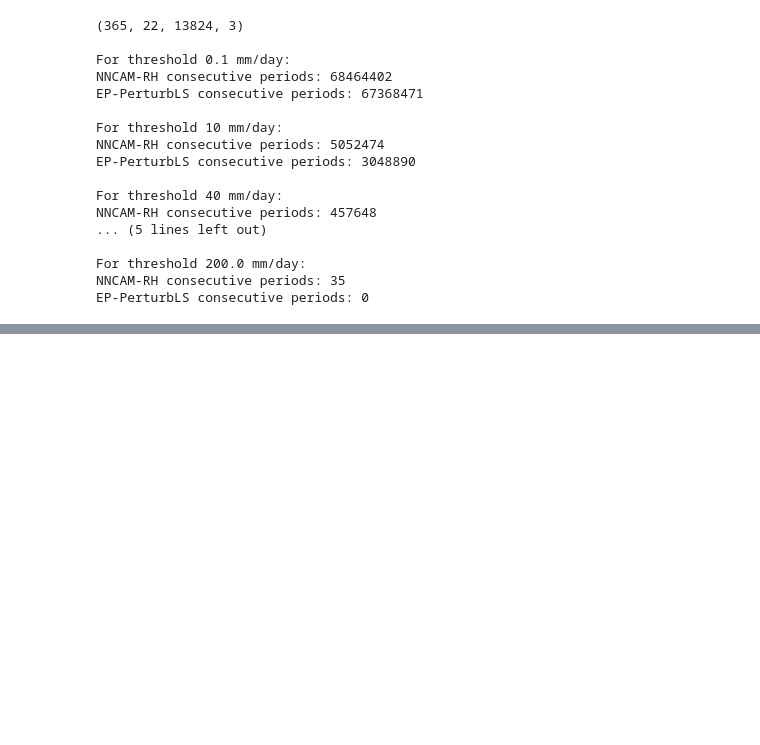
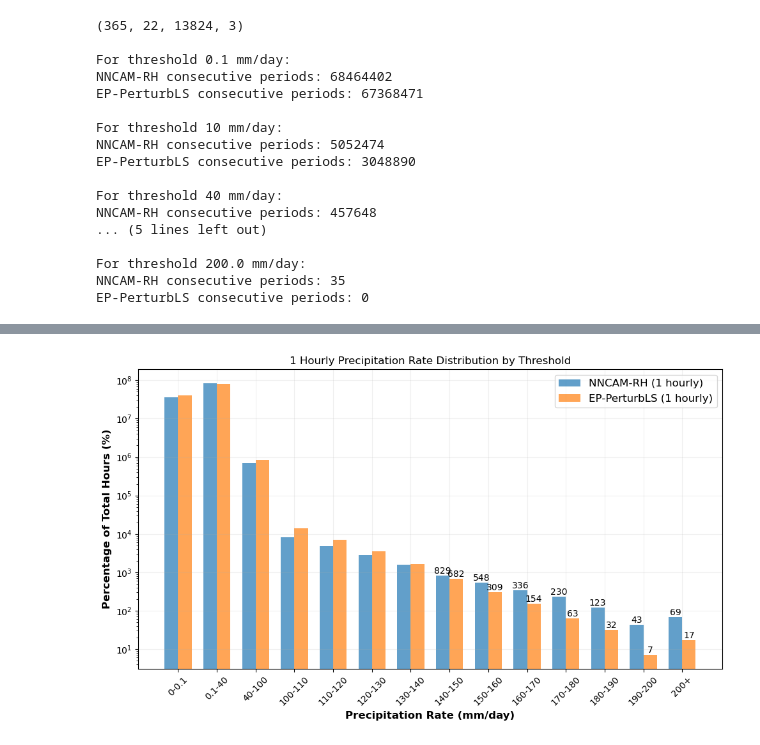
Before and after one commit to chenj209/clima_analysis, a Jupyter notebook: precipitation/precipitation_intensity.ipynb, the cells around one changed output, grey strips where cells are left out. Cells and saved outputs as stored; diff of their text form; code cells hidden in the pictures; blank space fills up the shorter version.

Commit message:
wrapped up the hourly vs daily analysis

```diff
--- a/precipitation/precipitation_intensity.ipynb
+++ b/precipitation/precipitation_intensity.ipynb
@@ -429,0 +448,50 @@ plt.show()
+# %%
+# Resample to 6 hourly averages using pandas
+nncam_hourly = nncam_df.resample('h').mean()
+ep_hourly = ep_df.resample('h').mean()
+
+# Convert back to flattened arrays
+nncam_flat_hourly = nncam_hourly.values.flatten()
+ep_flat_hourly = ep_hourly.values.flatten()
+
+# Define threshold bins
+bins = [0, 0.1, 40, 100, 110, 120, 130, 140, 150, 160, 170, 180, 190, 200, np.inf]
+bin_labels = ['0-0.1', '0.1-40', '40-100', '100-110', '110-120', '120-130', '130-140', '140-150',
+              '150-160', '160-170', '170-180', '180-190', '190-200', '200+']
+
+# Calculate histograms
+# nncam_hist, _ = np.histogram(nncam_flat_hourly, bins=bins)
+# ep_hist, _ = np.histogram(ep_flat_hourly, bins=bins)
+
+# Convert to percentages
+# nncam_pct = (nncam_hist / len(nncam_flat_hourly)) * 100
+# ep_pct = (ep_hist / len(ep_flat_hourly)) * 100
+
+# Create bar plot
+plt.figure(figsize=(10, 6))
+x = np.arange(len(bin_labels))
+width = 0.35
+
+plt.bar(x - width/2, nncam_hist, width, label='NNCAM-RH (1 hourly)', alpha=0.7)
+plt.bar(x + width/2, ep_hist, width, label='EP-PerturbLS (1 hourly)', alpha=0.7)
+
+# Add value labels
+for i in range(-7, 0, 1):
+    plt.text(x[i] - width/2, nncam_hist[i], f'{nncam_hist[i]}',
+             ha='center', va='bottom', fontsize=10)
+    plt.text(x[i] + width/2, ep_hist[i], f'{ep_hist[i]}',
+             ha='center', va='bottom', fontsize=10)
+
+plt.xlabel('Precipitation Rate (mm/day)', fontweight='bold', fontsize=PLOT_CONFIG['label_fontsize'])
+plt.ylabel('Percentage of Total Hours (%)', fontweight='bold', fontsize=PLOT_CONFIG['label_fontsize'])
+plt.title('1 Hourly Precipitation Rate Distribution by Threshold')
+plt.xticks(x, bin_labels, fontsize=PLOT_CONFIG['tick_fontsize'], rotation=45)
+plt.yticks(fontsize=PLOT_CONFIG['tick_fontsize'])
+plt.legend(fontsize=PLOT_CONFIG['legend_fontsize'])
+plt.grid(True, alpha=0.2)
+plt.yscale('log')
+
+plt.tight_layout()
+plt.show()
+# %% [output]
+[figure, added]
```
Also changed, not shown: parts of 1 cell of this notebook.
